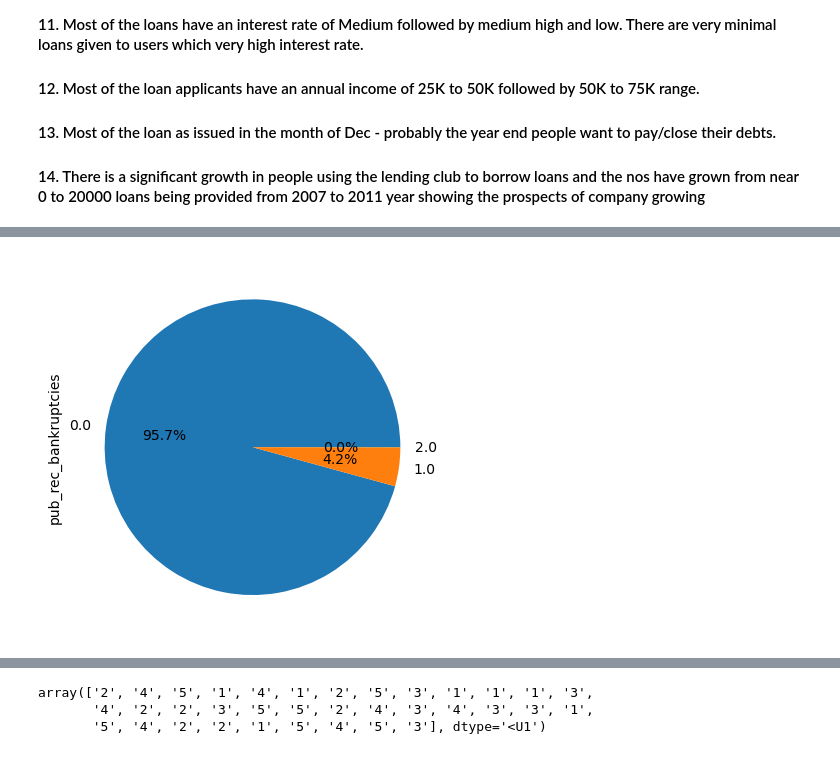
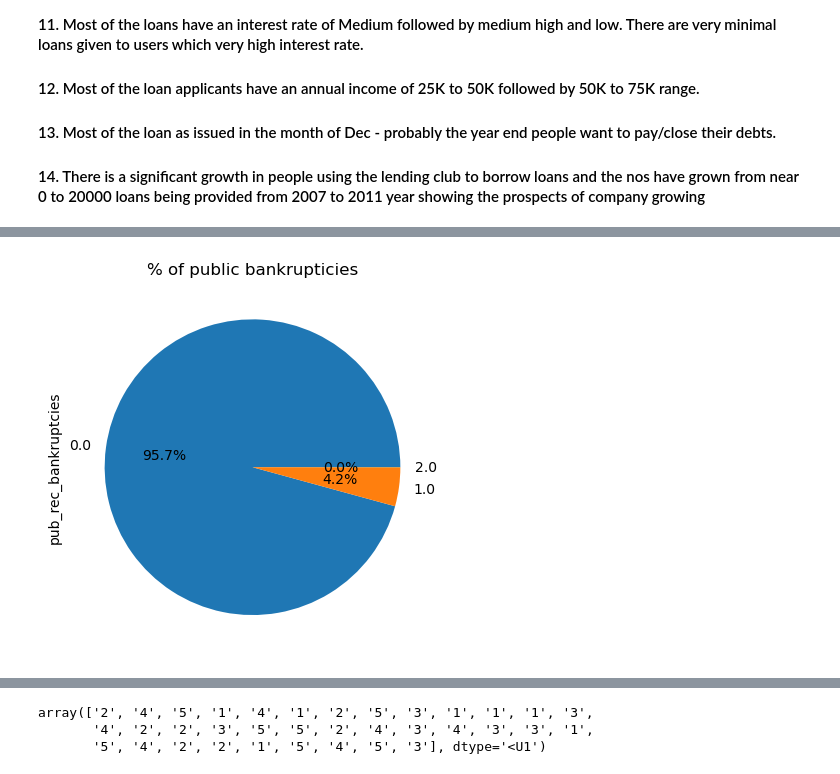
Before and after one commit to skkage/LendingClubCaseStudy, a Jupyter notebook: Santhosh Kumari Kage.ipynb, the cells around one changed output, grey strips where cells are left out. Drawn from its saved outputs; the diff is of its cells as text; code cells hidden in the pictures.

```diff
--- a/Santhosh Kumari Kage.ipynb
+++ b/Santhosh Kumari Kage.ipynb
@@ -1413,12 +1415,13 @@ plt.show()
 # %%
 # looks like there are 75% of loan applications that prefer 36months term.
 # and remaining 25% applicants perfer 60 months term
 
 plt.style.use("default")
 df_new['pub_rec_bankruptcies'].value_counts().plot.pie(autopct='%1.1f%%')
+plt.title("% of public bankrupticies")
 plt.show()
 # %% [output]
-[figure, old version]
+[figure, new version]
 # %%
 # plot count plots to get the categorical variables distribution of count
 plt.figure(figsize=[5,5])
```
Also changed, not shown: parts of 3 cells of this notebook, 1 other file.
